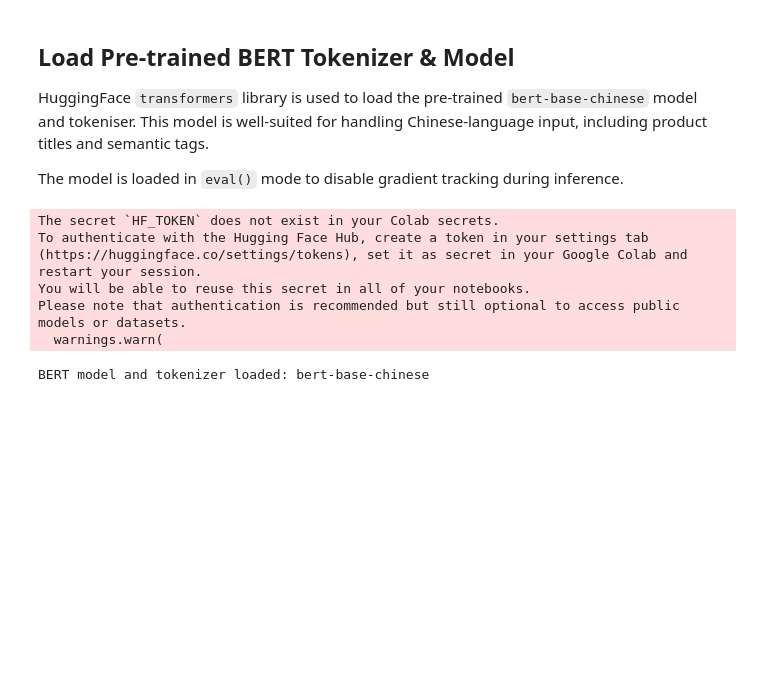
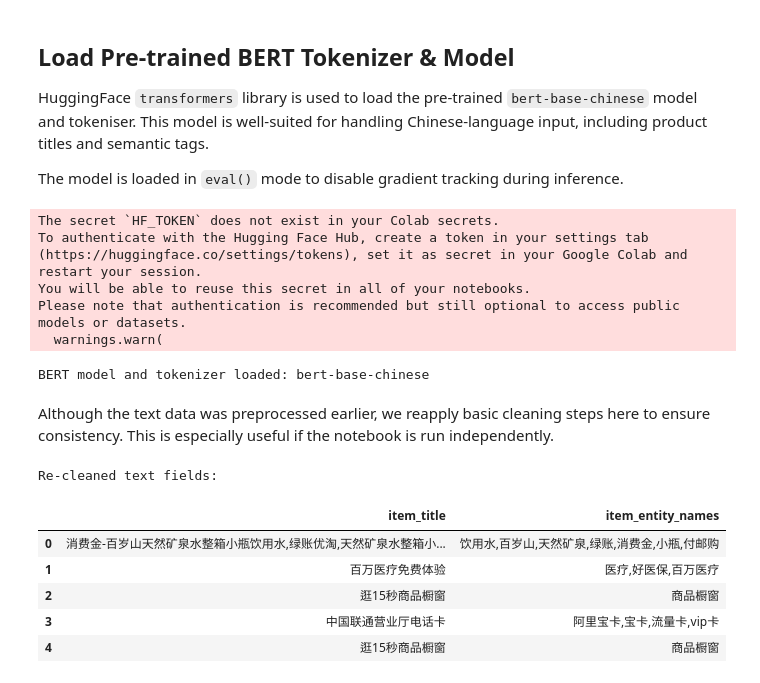
Before and after one commit to sheebaboy33/ColdFusionX, a Jupyter notebook: notebooks/03_text_encoder_BERT.ipynb, the cells around one changed output. Cells and saved outputs as stored; diff of their text form; code cells hidden in the pictures; blank space fills up the shorter version.

```diff
--- a/notebooks/03_text_encoder_BERT.ipynb
+++ b/notebooks/03_text_encoder_BERT.ipynb
@@ -61,0 +62,21 @@ BERT model and tokenizer loaded: bert-base-chinese
+# %% [markdown]
+Although the text data was preprocessed earlier, we reapply basic cleaning steps here to ensure consistency. This is especially useful if the notebook is run independently.
+# %%
+# Text columns to clean
+text_columns = ['item_title', 'item_entity_names']
+
+for col in text_columns:
+    df_text[col] = df_text[col].fillna("unknown")
+    df_text[col] = df_text[col].astype(str).str.strip()
+    df_text[col] = df_text[col].str.lower()  # BERT is uncased for Chinese
+
+print("Re-cleaned text fields:")
+df_text[text_columns].head()
+# %% [output]
+Re-cleaned text fields:
+|  | item_title | item_entity_names |
+| 0 | 消费金-百岁山天然矿泉水整箱小瓶饮用水,绿账优淘,天然矿泉水整箱小... | 饮用水,百岁山,天然矿泉,绿账,消费金,小瓶,付邮购 |
+| 1 | 百万医疗免费体验 | 医疗,好医保,百万医疗 |
+| 2 | 逛15秒商品橱窗 | 商品橱窗 |
+| 3 | 中国联通营业厅电话卡 | 阿里宝卡,宝卡,流量卡,vip卡 |
+| 4 | 逛15秒商品橱窗 | 商品橱窗 |
```
Also changed, not shown: parts of 8 cells of this notebook.
